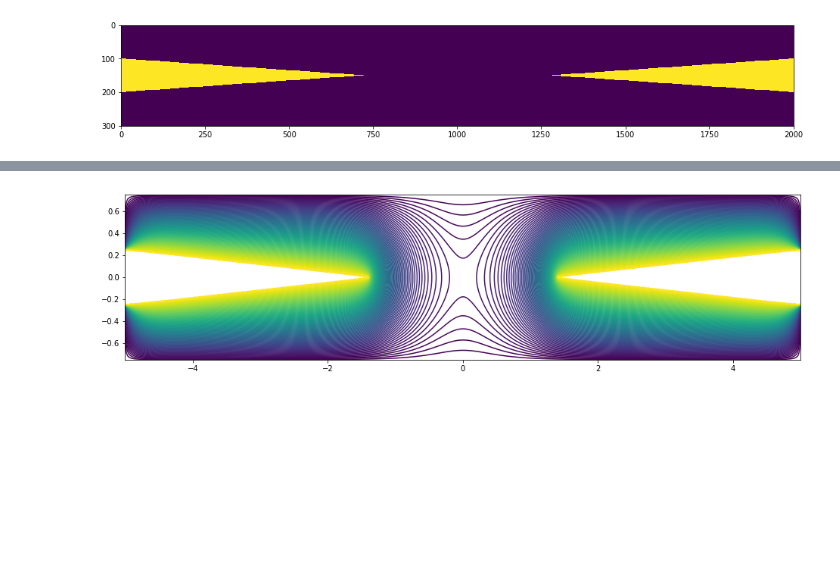
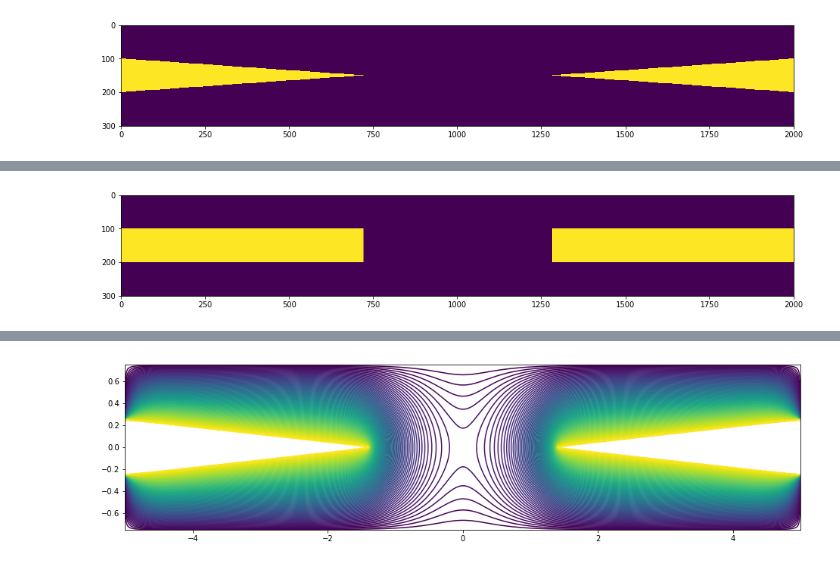
Before and after one commit to QITI/Needle_electrodes_for_ion_traps, a Jupyter notebook: data_analysis/needle_potential_simulation .ipynb, the cells around one changed output, grey strips where cells are left out. Cells and saved outputs as stored; diff of their text form; code cells hidden in the pictures; blank space fills up the shorter version.

```diff
--- a/data_analysis/needle_potential_simulation .ipynb
+++ b/data_analysis/needle_potential_simulation .ipynb
@@ -87,0 +104,9 @@ Wall time: 4.37 s
+# %%
+%%time
+rods = draw_rods(X,Y,needle_spacing,diameter)
+fig = plt.figure(figsize = (16,4))
+ax1 = fig.add_subplot(111)
+ax1.imshow(rods)
+plt.show()
+# %% [output]
+[figure, added]
```
Also changed, not shown: parts of 13 cells of this notebook, 1 other file.
